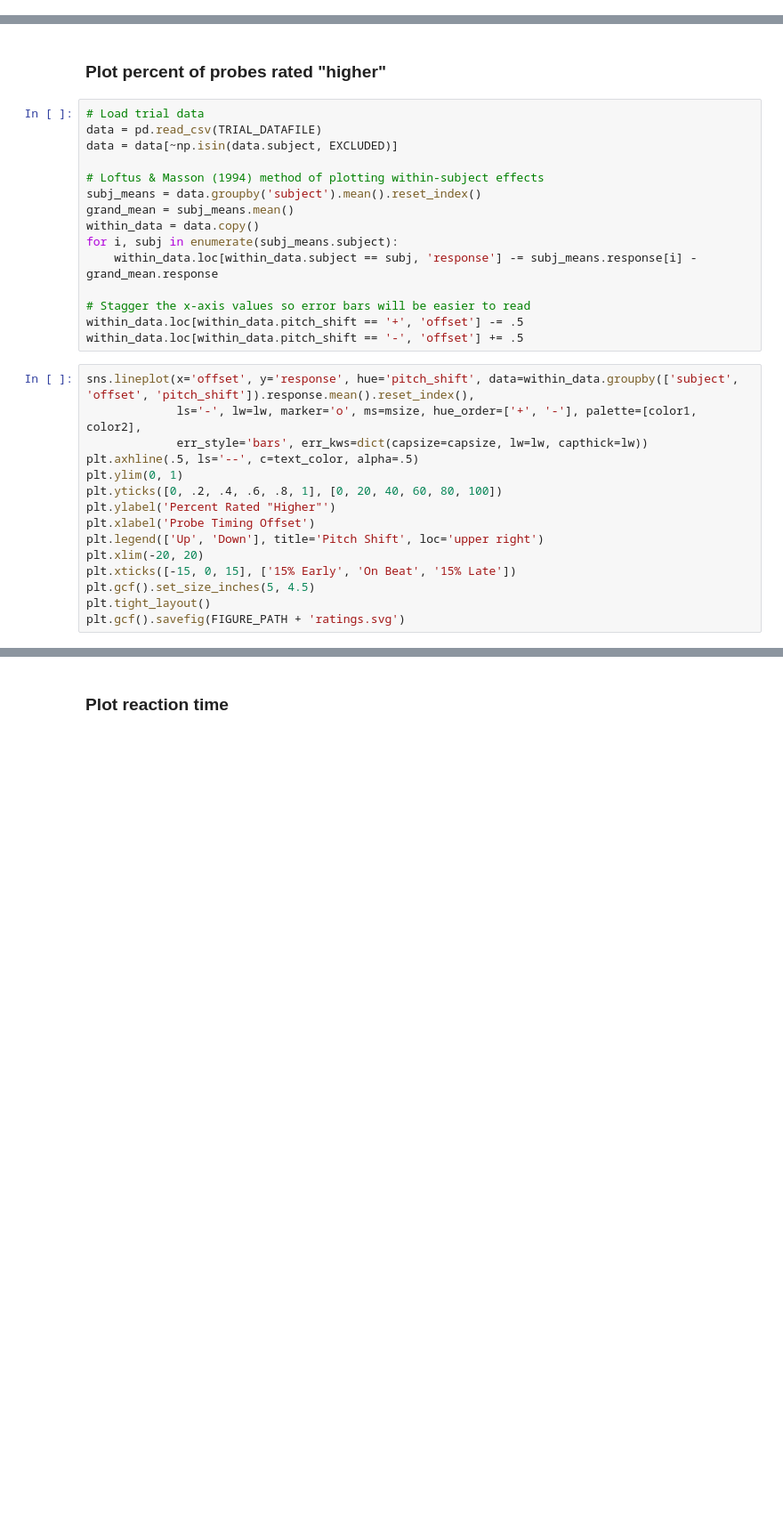
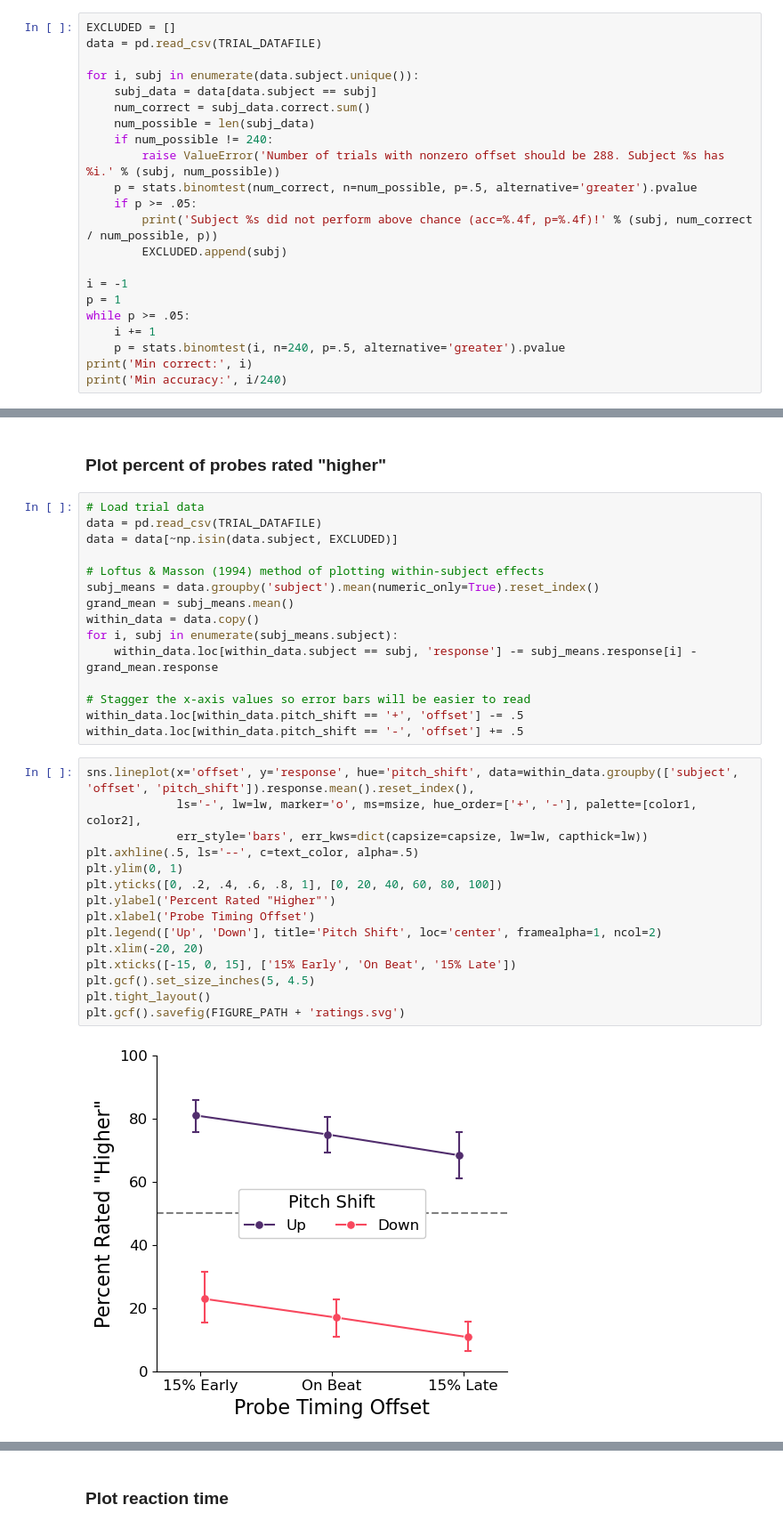
Before and after one commit to jpazdera/IllusoryPitch, a Jupyter notebook: E1/analysis/Analysis (IP).ipynb, the cells around one changed output, grey strips where cells are left out. Shown at 89% size. Cells and saved outputs as stored; diff of their text form; blank space fills up the shorter version.

```diff
--- a/E1/analysis/Analysis (IP).ipynb
+++ b/E1/analysis/Analysis (IP).ipynb
@@ -141,0 +71,22 @@ plt.gcf().savefig(FIGURE_PATH + 'scores.svg')
+# %%
+EXCLUDED = []
+data = pd.read_csv(TRIAL_DATAFILE)
+
+for i, subj in enumerate(data.subject.unique()):
+    subj_data = data[data.subject == subj]
+    num_correct = subj_data.correct.sum()
+    num_possible = len(subj_data)
+    if num_possible != 240:
+        raise ValueError('Number of trials with nonzero offset should be 288. Subject %s has %i.' % (subj, num_possible))
+    p = stats.binomtest(num_correct, n=num_possible, p=.5, alternative='greater').pvalue
+    if p >= .05:
+        print('Subject %s did not perform above chance (acc=%.4f, p=%.4f)!' % (subj, num_correct / num_possible, p))
+        EXCLUDED.append(subj)
+
+i = -1
+p = 1
+while p >= .05:
+    i += 1
+    p = stats.binomtest(i, n=240, p=.5, alternative='greater').pvalue
+print('Min correct:', i)
+print('Min accuracy:', i/240)
@@ -147,7 +106,7 @@ data = pd.read_csv(TRIAL_DATAFILE)
 data = data[~np.isin(data.subject, EXCLUDED)]
 
 # Loftus & Masson (1994) method of plotting within-subject effects
-subj_means = data.groupby('subject').mean().reset_index()
+subj_means = data.groupby('subject').mean(numeric_only=True).reset_index()
 grand_mean = subj_means.mean()
 within_data = data.copy()
 for i, subj in enumerate(subj_means.subject):
@@ -159,15 +118,17 @@ within_data.loc[within_data.pitch_shift == '-', 'offset'] += .5
 # %%
 sns.lineplot(x='offset', y='response', hue='pitch_shift', data=within_data.groupby(['subject', 'offset', 'pitch_shift']).response.mean().reset_index(),
              ls='-', lw=lw, marker='o', ms=msize, hue_order=['+', '-'], palette=[color1, color2],
              err_style='bars', err_kws=dict(capsize=capsize, lw=lw, capthick=lw))
 plt.axhline(.5, ls='--', c=text_color, alpha=.5)
 plt.ylim(0, 1)
 plt.yticks([0, .2, .4, .6, .8, 1], [0, 20, 40, 60, 80, 100])
 plt.ylabel('Percent Rated "Higher"')
 plt.xlabel('Probe Timing Offset')
-plt.legend(['Up', 'Down'], title='Pitch Shift', loc='upper right')
+plt.legend(['Up', 'Down'], title='Pitch Shift', loc='center', framealpha=1, ncol=2)
 plt.xlim(-20, 20)
 plt.xticks([-15, 0, 15], ['15% Early', 'On Beat', '15% Late'])
 plt.gcf().set_size_inches(5, 4.5)
 plt.tight_layout()
 plt.gcf().savefig(FIGURE_PATH + 'ratings.svg')
+# %% [output]
+[figure, added]
```
Also changed, not shown: parts of 13 cells of this notebook, 5 other files.
